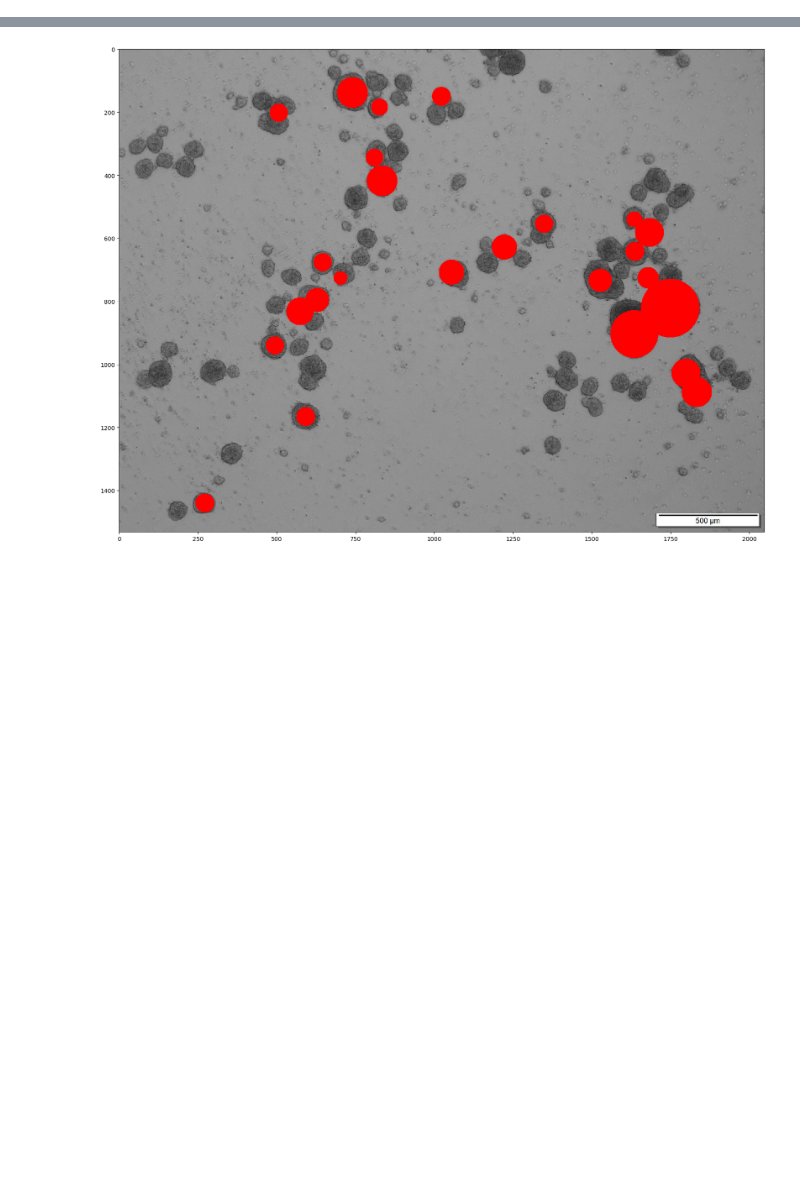
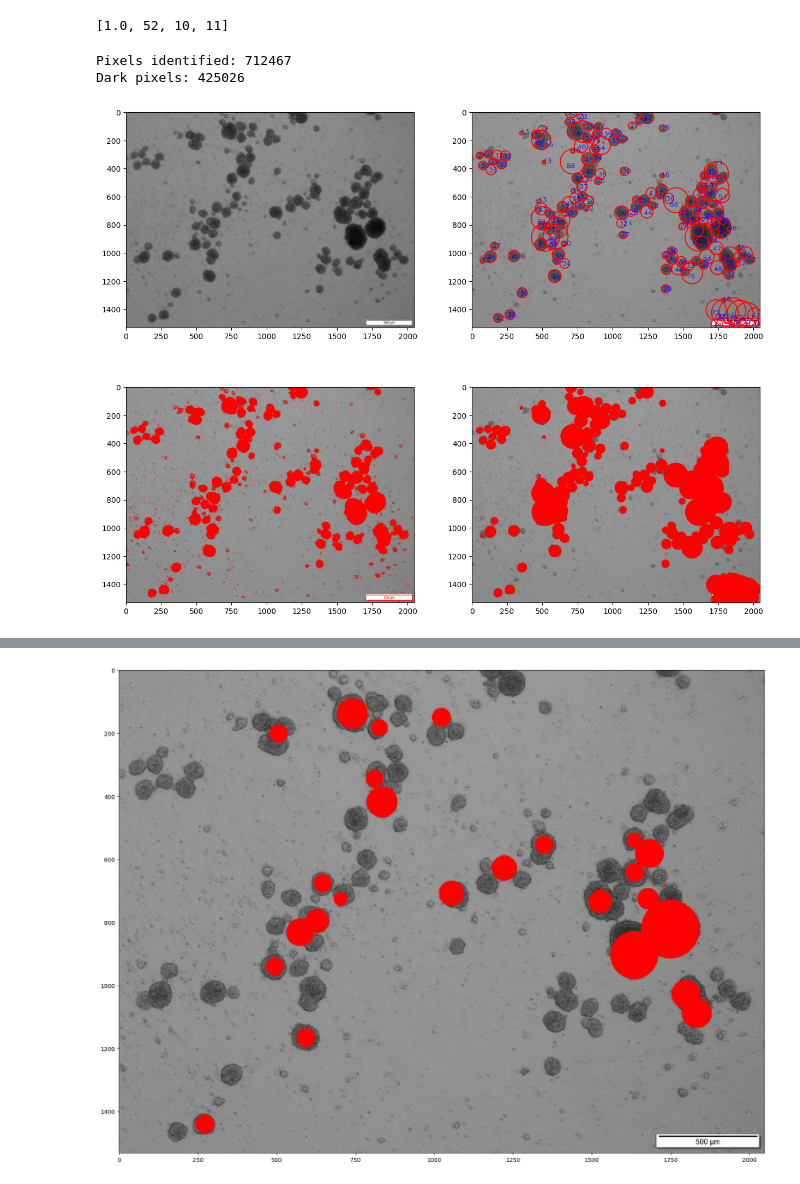
Before and after one commit to PDS-callum/centriole_size_analysis, a Jupyter notebook: testing.ipynb, the cells around one changed output, grey strips where cells are left out. Drawn from its saved outputs; the diff is of its cells as text; code cells hidden in the pictures; blank space fills up the shorter version.

```diff
--- a/testing.ipynb
+++ b/testing.ipynb
@@ -18,0 +18,17 @@ opt = scipy.optimize.fmin(min_function, x0=opt, args=tuple(arguments), **kwargs)
+# %%
+minRadius = 50
+maxRadius = 100
+minDist = 50
+
+opt = [
+    1,
+    50,
+    10,
+    11
+]
+arguments = [
+    minRadius,
+    maxRadius,
+    minDist
+]
+opt = scipy.optimize.fmin(process_obj.tune_circle_search, x0=opt, args=tuple(arguments))
@@ -19,3 +53,50 @@ opt = scipy.optimize.fmin(min_function, x0=opt, args=tuple(arguments), **kwargs)
+# %%
+opt = [int(opt[i]) if i != 0 else opt[i] for i in range(len(opt))]
+opt
+# %% [output]
+[1.0, 52, 10, 11]
+# %%
+process_obj.find_circles(
+    method=cv2.HOUGH_GRADIENT,
+    dp=opt[0],
+    param1=opt[1],
+    param2=opt[2],
+    blur=(int(opt[3]),int(opt[3])),
+    minRadius=10,
+    maxRadius=100,
+    minDist=50,
+    blur_type="standard"
+)
+centrioles_identified = process_obj.plot_circles(
+    plot=False,
+    thickness=5,
+    font_size=1.5
+)
+identifications_filled = process_obj.plot_circles(
+    plot=False,
+    fill=True,
+    radius_overlay=False,
+    save=False
+)
+identified_pixel_count = process_obj.count_colour_pixels(identifications_filled)
+
+dark_pixels_coloured = process_obj.colour_dark_by_threshhold()
+dark_pixel_count = process_obj.count_colour_pixels(dark_pixels_coloured)
+
+f, axarr = plt.subplots(2,2,figsize=(15,12))
+axarr[0,0].imshow(process_obj.image_gray_blur,cmap="gray")
+axarr[0,1].imshow(centrioles_identified)
+axarr[1,0].imshow(dark_pixels_coloured)
+axarr[1,1].imshow(identifications_filled)
+
+identified_pixel_count = np.count_nonzero(np.all(identifications_filled == (255, 0, 0), axis=2))
+dark_pixel_count = np.count_nonzero(np.all(dark_pixels_coloured == (255, 0, 0), axis=2))
+print(f"Pixels identified: {identified_pixel_count}")
+print(f"Dark pixels: {dark_pixel_count}")
+# %% [output]
+Pixels identified: 712467
+Dark pixels: 425026
+[figure, added]
 # %%
 process_obj.find_circles(
     method=cv2.HOUGH_GRADIENT,
```
Also changed, not shown: parts of 4 cells of this notebook, 2 other files.
